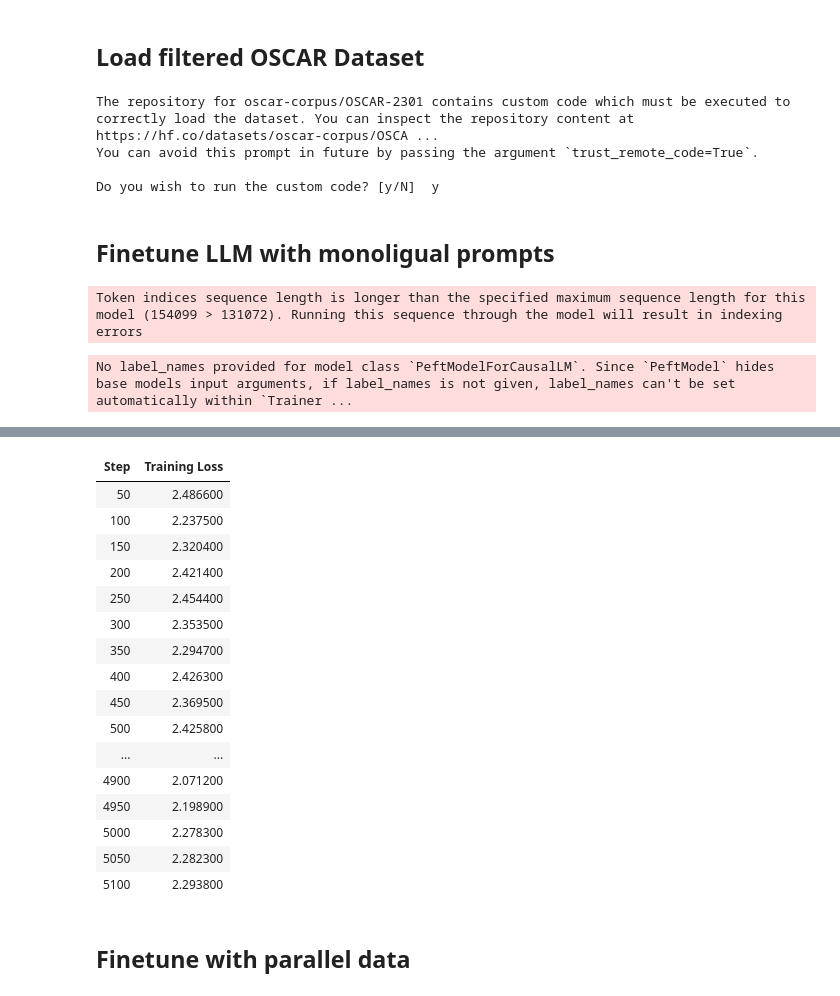
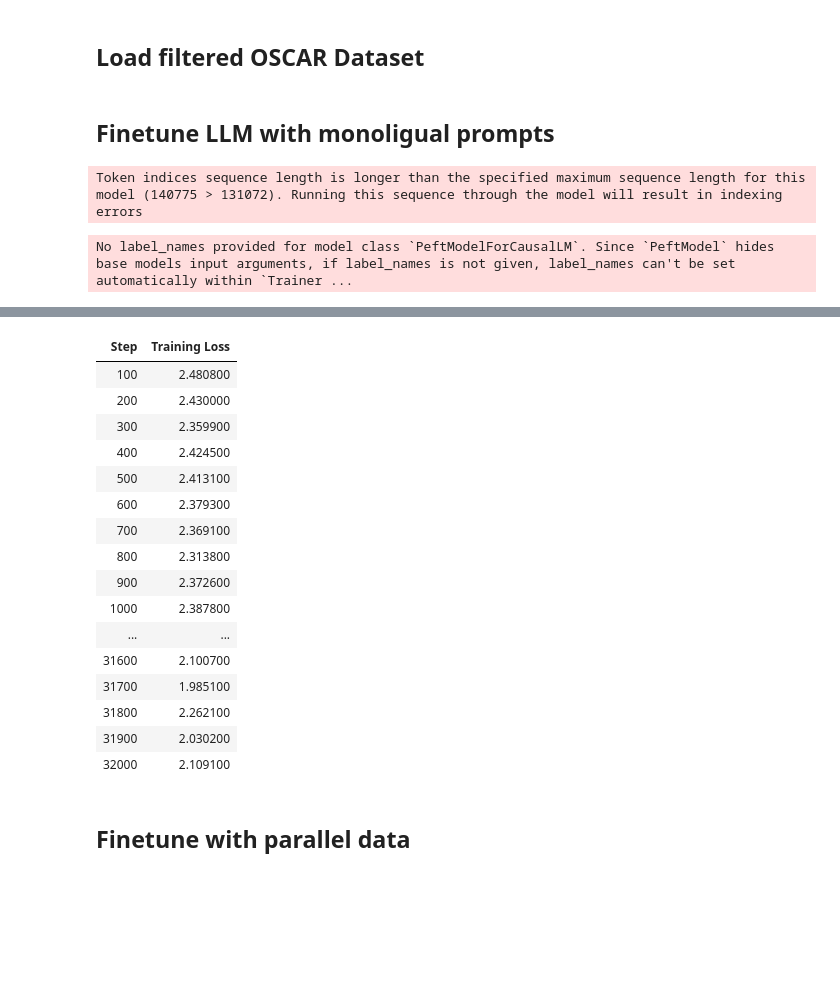
Before and after one commit to dorian-bischoff/LLM_project_MT, a Jupyter notebook: 02_finetune_monolingual.ipynb, the cells around one changed output, grey strips where cells are left out. Saved outputs shown, nothing was run; the diff lists cells and outputs as text; code cells hidden in the pictures; blank space fills up the shorter version.

Commit message:
update finetuned model with monolingual data

```diff
--- a/02_finetune_monolingual.ipynb
+++ b/02_finetune_monolingual.ipynb
@@ -30,13 +29,13 @@ cuda
 
 target_languages = ["en", "de", "ru", "is", "cs", "zh"]
 
-def filter_oscar_dataset(target_languages: list, max_samples_per_language: int = 1000):
+def filter_oscar_dataset(target_languages: list, max_samples_per_language: int = 5000):
     """
     Filters and extracts a subset of texts from the OSCAR dataset for specific languages.
 
     Parameters:
     - target_languages (list): List of language codes to filter.
-    - max_samples_per_language (int): Maximum number of samples per language (default: 1000).
+    - max_samples_per_language (int): Maximum number of samples per language (default: 5000).
 
     Returns:
     - Dataset: A Hugging Face Dataset containing extracted text samples.
@@ -51,17 +50,12 @@ def filter_oscar_dataset(target_languages: list, max_samples_per_language: int =
             split="train"
         )
 
-        samples_to_extract = 100 if language == 'en' else max_samples_per_language
+        samples_to_extract = 1000 if language == 'en' else max_samples_per_language
         collected_sentences.extend(item['text'] for item in itertools.islice(oscar_dataset, samples_to_extract))
 
     return Dataset.from_dict({'text': collected_sentences})
 # %%
-monoLangDataset = filter_oscar_dataset(target_languages,1000)
+monoLangDataset = filter_oscar_dataset(target_languages,3000)
-# %% [output]
-The repository for oscar-corpus/OSCAR-2301 contains custom code which must be executed to correctly load the dataset. You can inspect the repository content at https://hf.co/datasets/oscar-corpus/OSCA ...
-You can avoid this prompt in future by passing the argument `trust_remote_code=True`.
-
-Do you wish to run the custom code? [y/N]  y
 # %% [markdown]
 ## Finetune LLM with monoligual prompts
 # %%
@@ -162,8 +156,8 @@ def finetune_model(dataset: Dataset,
         learning_rate=lr,
         weight_decay=0.001,
         fp16=False,
-        logging_steps=50,
-        save_steps=100,
+        logging_steps=100,
+        save_steps=2000,
         group_by_length=True,
         report_to="tensorboard"
     )
@@ -182,7 +176,7 @@ def finetune_model(dataset: Dataset,
     # Save the fine-tuned model and tokenizer.
     trainer.model.save_pretrained(new_model)
 # %%
-finetune_model(dataset=monoLangDataset, new_model="monolingualData_finetuned-Llama3.2-3B", model_name="meta-llama/Llama-3.2-3B", num_train_epochs= 2, quantization="4bit")
+finetune_model(dataset=monoLangDataset, new_model="monolingualData_finetuned-Llama3.2-3B", model_name="meta-llama/Llama-3.2-3B", num_train_epochs= 4, quantization="4bit")
 # %% [output]
-Token indices sequence length is longer than the specified maximum sequence length for this model (154099 > 131072). Running this sequence through the model will result in indexing errors
+Token indices sequence length is longer than the specified maximum sequence length for this model (140775 > 131072). Running this sequence through the model will result in indexing errors
 No label_names provided for model class `PeftModelForCausalLM`. Since `PeftModel` hides base models input arguments, if label_names is not given, label_names can't be set automatically within `Trainer ...
@@ -190,20 +184,20 @@ No label_names provided for model class `PeftModelForCausalLM`. Since `PeftModel
 | Step | Training Loss |
-| 50 | 2.486600 |
-| 100 | 2.237500 |
-| 150 | 2.320400 |
-| 200 | 2.421400 |
-| 250 | 2.454400 |
-| 300 | 2.353500 |
-| 350 | 2.294700 |
-| 400 | 2.426300 |
-| 450 | 2.369500 |
-| 500 | 2.425800 |
+| 100 | 2.480800 |
+| 200 | 2.430000 |
+| 300 | 2.359900 |
+| 400 | 2.424500 |
+| 500 | 2.413100 |
+| 600 | 2.379300 |
+| 700 | 2.369100 |
+| 800 | 2.313800 |
+| 900 | 2.372600 |
+| 1000 | 2.387800 |
 | ... | ... |
-| 4900 | 2.071200 |
-| 4950 | 2.198900 |
-| 5000 | 2.278300 |
-| 5050 | 2.282300 |
-| 5100 | 2.293800 |
+| 31600 | 2.100700 |
+| 31700 | 1.985100 |
+| 31800 | 2.262100 |
+| 31900 | 2.030200 |
+| 32000 | 2.109100 |
 # %% [markdown]
 ## Finetune with parallel data
 # %%
```
Also changed, not shown: parts of 2 cells of this notebook, 3 other files.
